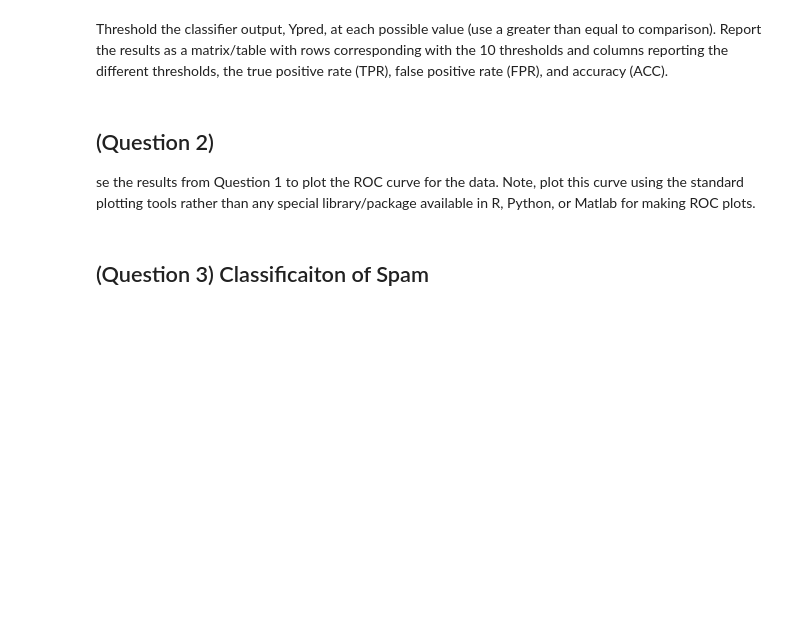
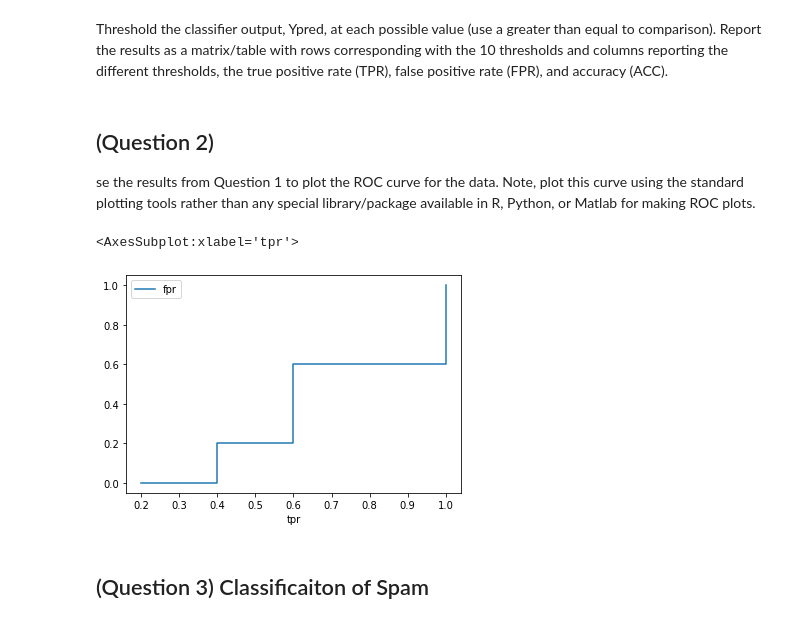
Before and after one commit to DevvyDont/DataMining, a Jupyter notebook: A2/A2_Group_Zamorano.ipynb, the cells around one changed output. Saved outputs shown, nothing was run; the diff lists cells and outputs as text; code cells hidden in the pictures; blank space fills up the shorter version.

```diff
--- a/A2/A2_Group_Zamorano.ipynb
+++ b/A2/A2_Group_Zamorano.ipynb
@@ -25,6 +209,35 @@ columns reporting the different thresholds, the true positive rate (TPR), false
 se the results from Question 1 to plot the ROC curve for the data. Note, plot this
 curve using the standard plotting tools rather than any special library/package available in R,
 Python, or Matlab for making ROC plots.
+# %%
+# To plot the ROC curve, we plot a TPR vs FPR graph
+# Luckily, we can actually use our answers from before to snag all of our x,y pairs that we are going to plot
+# Define a list of points to plot
+_q2_x_points = []
+_q2_y_points = []
+
+# Loop through the data from before and construct our x and y points
+for row in _1a_ans:
+    tpr = row[1]
+    _q2_x_points.append(tpr)
+
+for row in _1b_ans:
+    fpr = row[1]
+    _q2_y_points.append(fpr)
+
+# Now construct the dataframe
+df = pd.DataFrame({
+    'tpr': _q2_x_points,
+    'fpr': _q2_y_points
+})
+
+df.style.set_caption("ROC Curve")
+
+# Display the xy relationship
+df.plot.line(x='tpr', y='fpr')
+# %% [output]
+<AxesSubplot:xlabel='tpr'>
+[figure, added]
 # %% [markdown]
 ## (Question 3) Classificaiton of Spam
 # %% [markdown]
```
Also changed, not shown: parts of 10 cells of this notebook, 3 other files.
